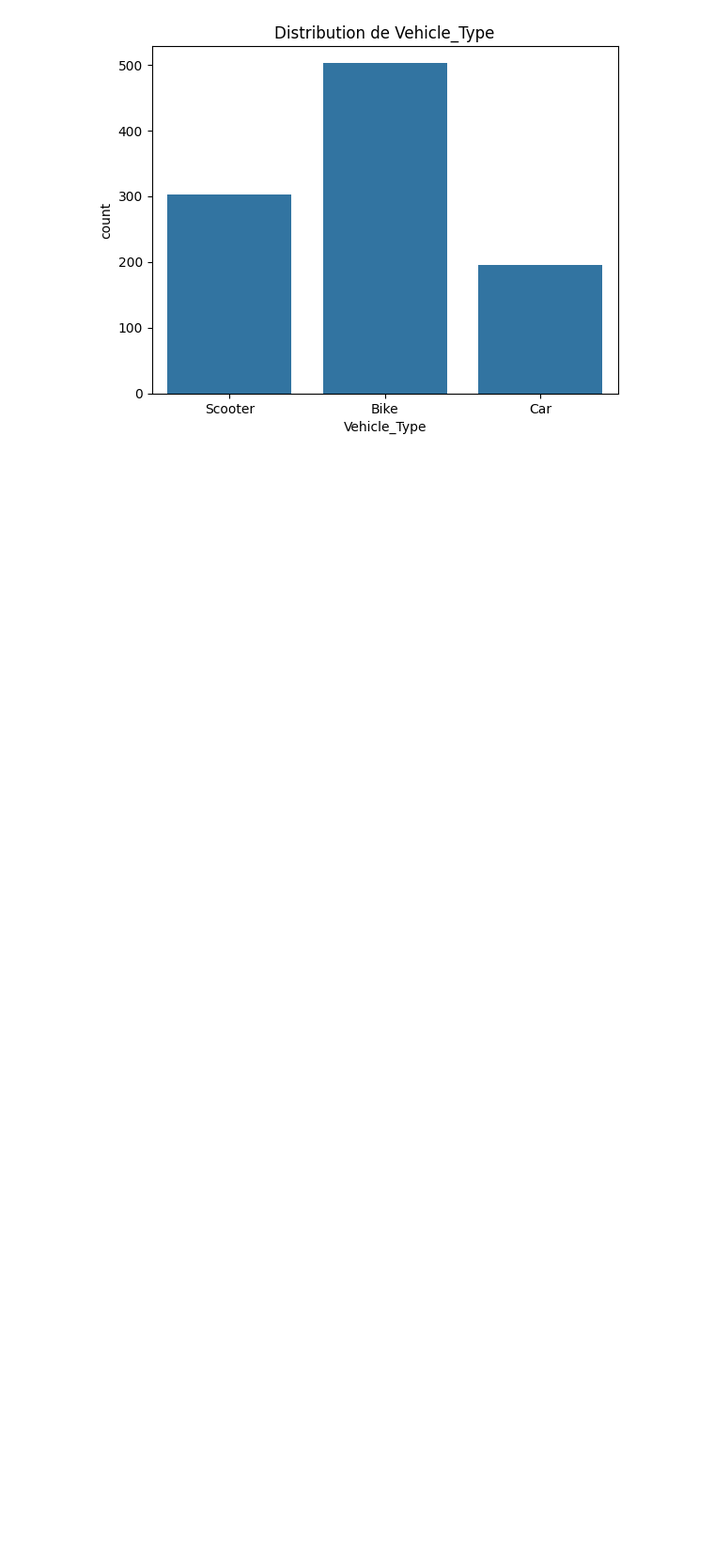
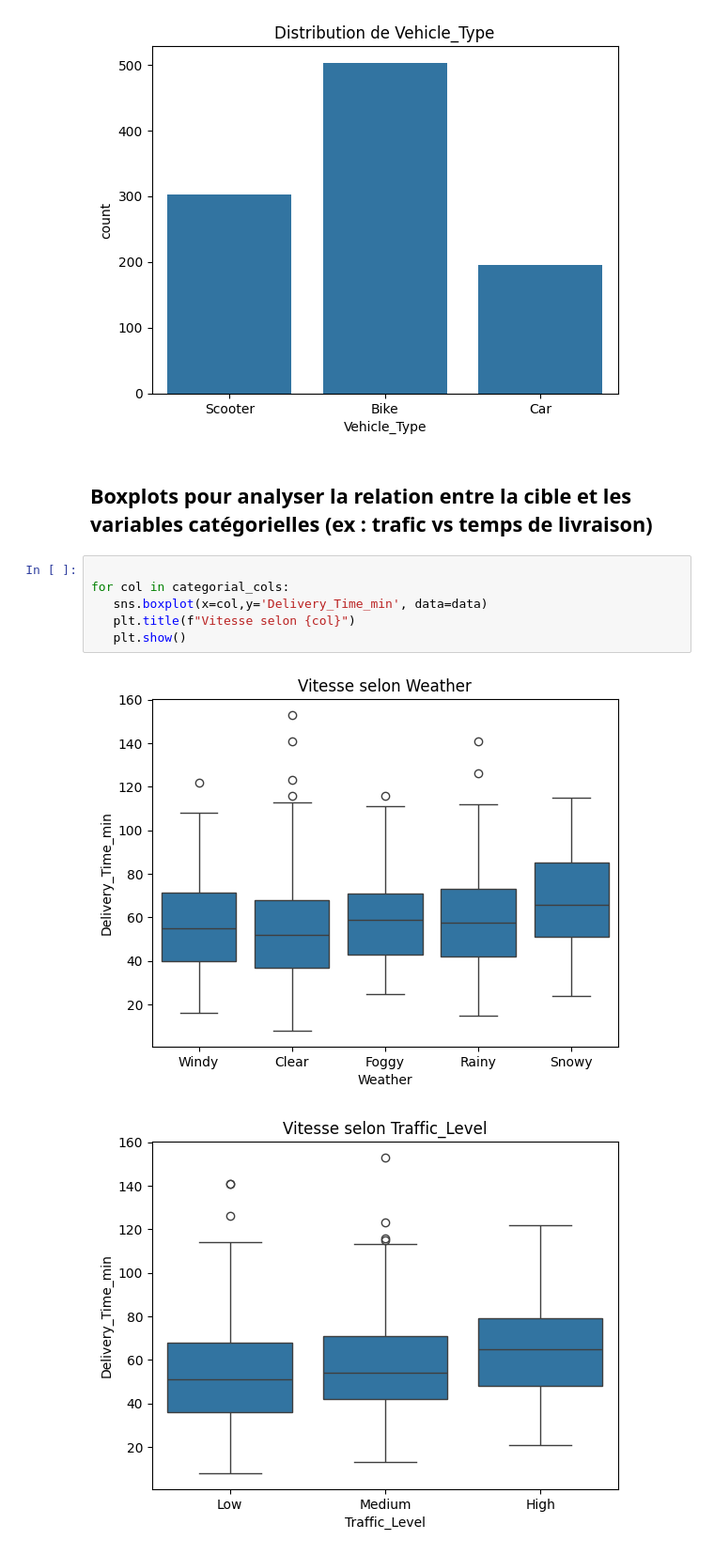
Before and after one commit to YassineGharabi/Brief-2_Pr-diction-du-Temps-de-Livraison, a Jupyter notebook: Notebook.ipynb, the cells around one changed output. Shown at 94% size. Cells and saved outputs as stored; diff of their text form; blank space fills up the shorter version.

Commit message:
Boxplots pour analyser la relation entre la cible et les variables catégorielles

```diff
--- a/Notebook.ipynb
+++ b/Notebook.ipynb
@@ -108,3 +108,14 @@ for col in categorial_cols:
 [figure]
 [figure]
 [figure]
+# %% [markdown]
+## Boxplots pour analyser la relation entre la cible et les variables catégorielles (ex : trafic vs temps de livraison)
+# %%
+
+for col in categorial_cols:
+   sns.boxplot(x=col,y='Delivery_Time_min', data=data)
+   plt.title(f"Vitesse selon {col}")
+   plt.show()
+# %% [output]
+[figure, added]
+[figure, added]
```
Also changed, not shown: parts of 1 cell of this notebook.
